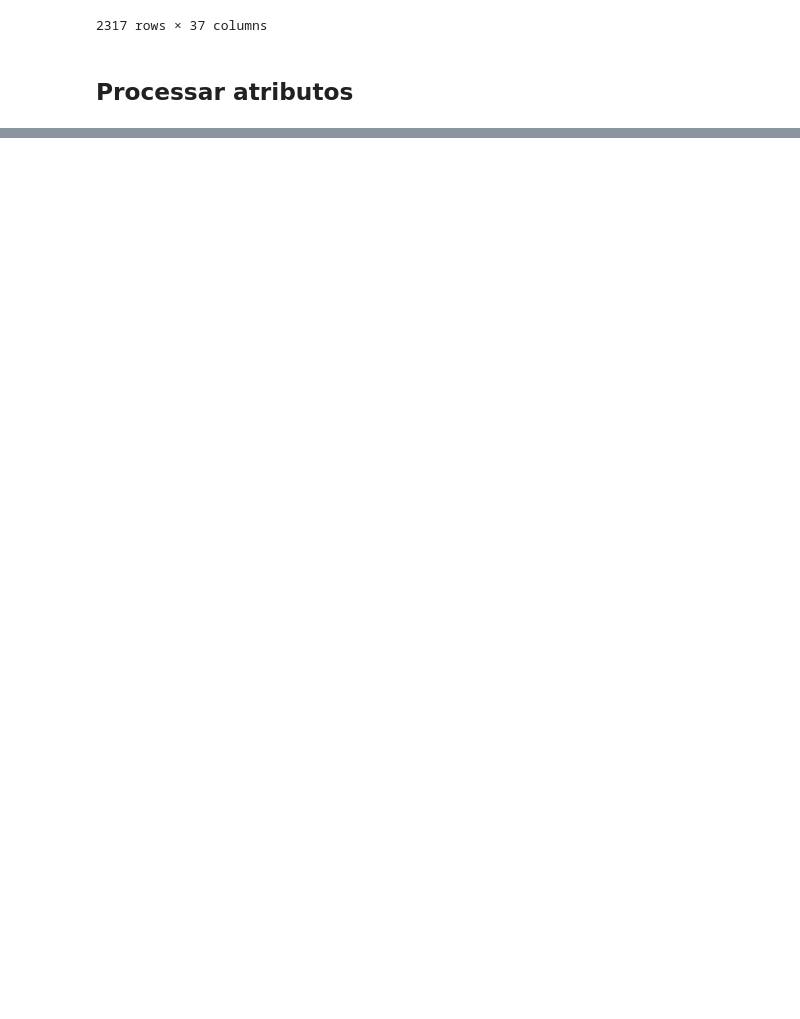
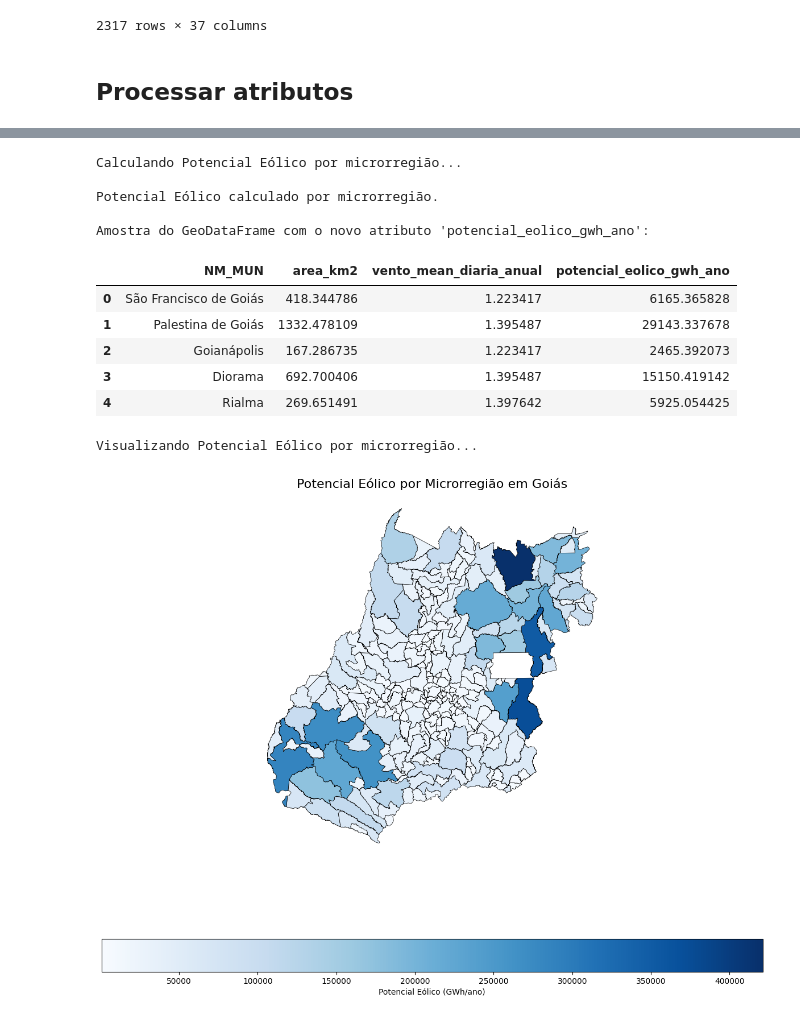
Before and after one commit to Ficheles/ml-politicas-energeticas-ifg-2025, a Jupyter notebook: exploratory_data_analysis.ipynb, the cells around one changed output, grey strips where cells are left out. Saved outputs shown, nothing was run; the diff lists cells and outputs as text; code cells hidden in the pictures; blank space fills up the shorter version.

```diff
--- a/exploratory_data_analysis.ipynb
+++ b/exploratory_data_analysis.ipynb
@@ -1381,0 +1485,80 @@ DataSourceError: caminho/para/seu/shapefile_microrregioes.shp: No such file or d
+# %%
+import pandas as pd
+import numpy as np
+import matplotlib.pyplot as plt
+
+# Check if the GeoDataFrame with aggregated climatic attributes exists
+if 'gdf_microrregioes_com_atributos' in locals() and not gdf_microrregioes_com_atributos.empty:
+    print("Calculando Potencial Eólico por microrregião...")
+
+    # Define parameters for wind potential calculation
+    densidade_ar = 1.225  # kg/m³
+    fator_capacidade = 0.3  # Example: 30% capacity factor
+    fracao_area_disponivel_eolico = 0.005  # Example: 0.5% of total area for wind turbines
+
+    # Name of the aggregated wind speed column in the GeoDataFrame
+    coluna_vento_agregada = 'vento_mean_diaria_anual'  # VERIFY THE EXACT COLUMN NAME
+
+    # Check if the aggregated wind speed column exists
+    if coluna_vento_agregada in gdf_microrregioes_com_atributos.columns:
+
+        # Calculate the cube of the average wind speed
+        gdf_microrregioes_com_atributos['velocidade_vento_media_cubo'] = (
+            gdf_microrregioes_com_atributos[coluna_vento_agregada] ** 3
+        )
+
+        # Calculate Available Area in m² (area_km2 is already in km²)
+        # 1 km² = 1,000,000 m²
+        gdf_microrregioes_com_atributos['area_disponivel_eolico_m2'] = (
+            gdf_microrregioes_com_atributos['area_km2'] * 1_000_000 * fracao_area_disponivel_eolico
+        )
+
+        # Calculate Wind Potential (GWh/year)
+        # 0.5 * density_air * (avg_wind_speed_cubed) * available_area_m2 * capacity_factor * 8760 / 1,000,000
+        gdf_microrregioes_com_atributos['potencial_eolico_gwh_ano'] = (
+            0.5 * densidade_ar *
+            gdf_microrregioes_com_atributos['velocidade_vento_media_cubo'] *
+            gdf_microrregioes_com_atributos['area_disponivel_eolico_m2'] *
+            fator_capacidade *
+            8760 / 1_000_000
+        )
+
+        print("\nPotencial Eólico calculado por microrregião.")
+        print("\nAmostra do GeoDataFrame com o novo atributo 'potencial_eolico_gwh_ano':")
+        display(gdf_microrregioes_com_atributos[['NM_MUN', 'area_km2', coluna_vento_agregada, 'potencial_eolico_gwh_ano']].head())
+
+        # Optional: Visualize the calculated Wind Potential on a map
+        print("\nVisualizando Potencial Eólico por microrregião...")
+        fig, ax = plt.subplots(1, 1, figsize=(15, 12))
+        gdf_microrregioes_com_atributos.plot(column='potencial_eolico_gwh_ano',
+                                            ax=ax,
+                                            legend=True,
+                                            cmap='Blues',  # Color scheme
+                                            edgecolor='black',
+                                            linewidth=0.5,
+                                            legend_kwds={'label': "Potencial Eólico (GWh/ano)", 'orientation': "horizontal"})
+        ax.set_title('Potencial Eólico por Microrregião em Goiás', fontsize=16)
+        ax.set_axis_off()
+        plt.show()
+
+    else:
+        print(f"Erro: Coluna de velocidade média do vento agregada '{coluna_vento_agregada}' não encontrada no GeoDataFrame.")
+        print("Verifique se a agregação dos dados climáticos foi bem sucedida e o nome da coluna.")
+
+else:
+    print("Erro: GeoDataFrame 'gdf_microrregioes_com_atributos' não encontrado ou está vazio.")
+    print("Por favor, execute as células anteriores para criar este GeoDataFrame.")
+# %% [output]
+Calculando Potencial Eólico por microrregião...
+
+Potencial Eólico calculado por microrregião.
+
+Amostra do GeoDataFrame com o novo atributo 'potencial_eolico_gwh_ano':
+|  | NM_MUN | area_km2 | vento_mean_diaria_anual | potencial_eolico_gwh_ano |
+| 0 | São Francisco de Goiás | 418.344786 | 1.223417 | 6165.365828 |
+| 1 | Palestina de Goiás | 1332.478109 | 1.395487 | 29143.337678 |
+| 2 | Goianápolis | 167.286735 | 1.223417 | 2465.392073 |
+| 3 | Diorama | 692.700406 | 1.395487 | 15150.419142 |
+| 4 | Rialma | 269.651491 | 1.397642 | 5925.054425 |
+Visualizando Potencial Eólico por microrregião...
+[figure, added]
```
Also changed, not shown: parts of 16 cells of this notebook.
